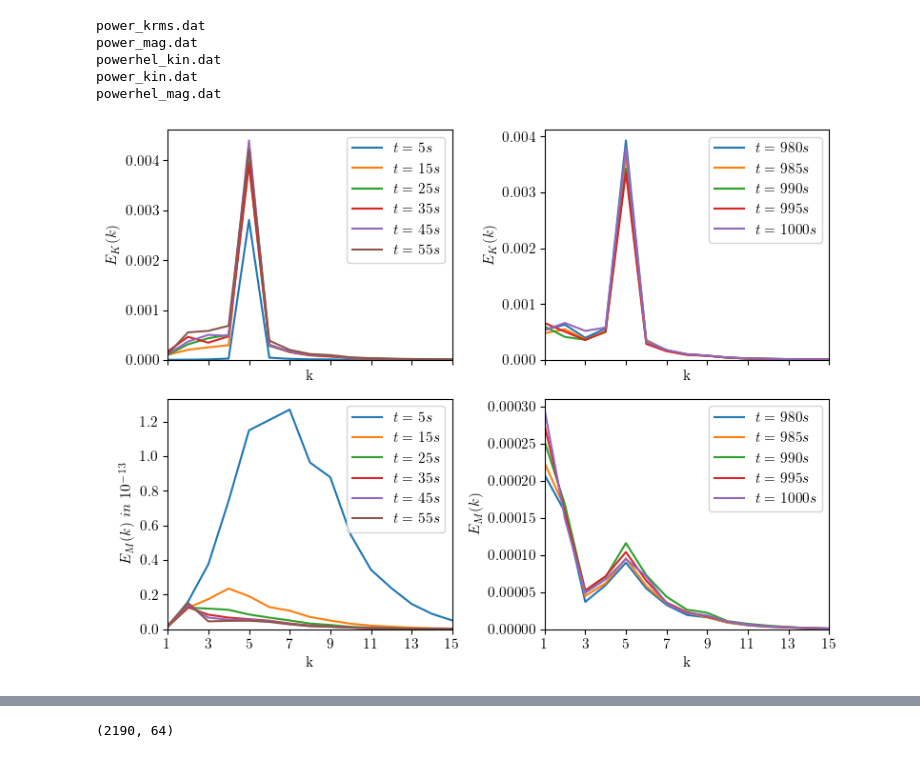
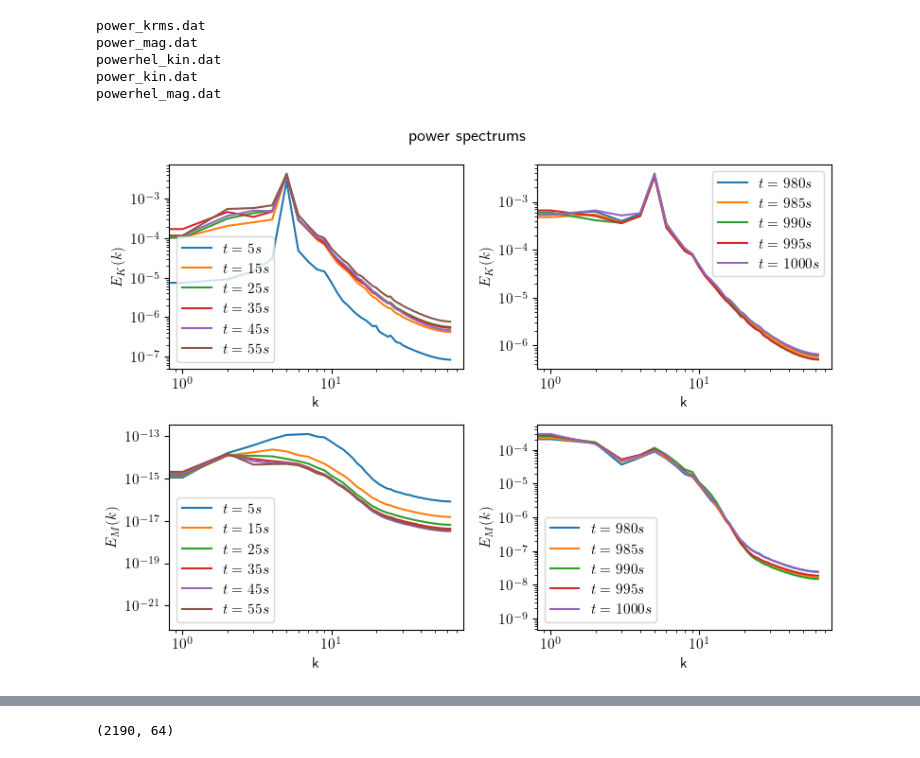
Before and after one commit to rajesh-Official00/pc_git_test, a Jupyter notebook: dynamo/t1/py_file.ipynb, the cells around one changed output, grey strips where cells are left out. Saved outputs shown, nothing was run; the diff lists cells and outputs as text; code cells hidden in the pictures.

```diff
--- a/dynamo/t1/py_file.ipynb
+++ b/dynamo/t1/py_file.ipynb
@@ -178,43 +179,52 @@ powerhel_mag.dat
 # %%
 #power.u.shape
 indx = 200
 
-fig, axs = plt.subplots(2,2, sharex=True, figsize=(8,6))
+fig, axs = plt.subplots(2,2, figsize=(8,6))#sharex=True, figsize=(8,6))
 for i in range(0,11,2):
     axs[0,0].plot(power.kin[i,0:], label=fr'$t={power.t[i]:.0f} s$')
-axs[0,0].set_xlim(1,15)
-axs[0,0].set_ylim(0,)
+# axs[0,0].set_xlim(1,15)
+# axs[0,0].set_ylim(0,)
+axs[0,0].set_xscale('log')
+axs[0,0].set_yscale('log')
 axs[0,0].set_xlabel('k')
 axs[0,0].set_ylabel(r'$E_K(k)$')
 axs[0,0].legend()
 
 for i in range(5,0,-1):
     axs[0,1].plot(power.kin[indx-i,0:], label=fr'$t={power.t[indx-i]:.0f} s$')
-axs[0,1].set_xlim(1,15)
-axs[0,1].set_ylim(0,)
+# axs[0,1].set_xlim(1,15)
+# axs[0,1].set_ylim(0,)
+axs[0,1].set_xscale('log')
+axs[0,1].set_yscale('log')
 axs[0,1].set_xlabel('k')
 axs[0,1].set_ylabel(r'$E_K(k)$')
 axs[0,1].legend()
 
 for i in range(0,11,2):
-    axs[1,0].plot(power.mag[i,0:]*10**13, label=fr'$t={power.t[i]:.0f} s$')
-axs[1,0].set_xlim(1,15)
-axs[1,0].set_ylim(0,)
+    # axs[1,0].plot(power.mag[i,0:]*10**13, label=fr'$t={power.t[i]:.0f} s$')
+    axs[1,0].plot(power.mag[i,0:], label=fr'$t={power.t[i]:.0f} s$')
+# axs[1,0].set_xlim(1,15)
+# axs[1,0].set_ylim(0,)
+axs[1,0].set_xscale('log')
+axs[1,0].set_yscale('log')
 # axs[1,0].set_xscale('log')
 axs[1,0].set_xlabel('k')
-axs[1,0].set_ylabel(r'$E_M(k)$ $in$ $10^{-13}$')
+axs[1,0].set_ylabel(r'$E_M(k)$')# $in$ $10^{-13}$')
 axs[1,0].legend()
 
 for i in range(5,0,-1):
     axs[1,1].plot(power.mag[indx-i,0:], label=fr'$t={power.t[indx-i]:.0f} s$')
-axs[1,1].set_xlim(1,15)
-axs[1,1].set_ylim(0,)
-axs[1,1].set_xticks(np.arange(1, 16, step=2))
+# axs[1,1].set_xlim(1,15)
+# axs[1,1].set_ylim(0,)
+axs[1,1].set_xscale('log')
+axs[1,1].set_yscale('log')
+# axs[1,1].set_xticks(np.arange(1, 16, step=2))
 axs[1,1].set_xlabel('k')
 axs[1,1].set_ylabel(r'$E_M(k)$')
 axs[1,1].legend()
-#plt.suptitle("power spectrums")
+plt.suptitle("power spectrums")
 fig.tight_layout()
 plt.show()
 # %% [output]
-[figure, old version]
+[figure, new version]
```
Also changed, not shown: parts of 12 cells of this notebook.
